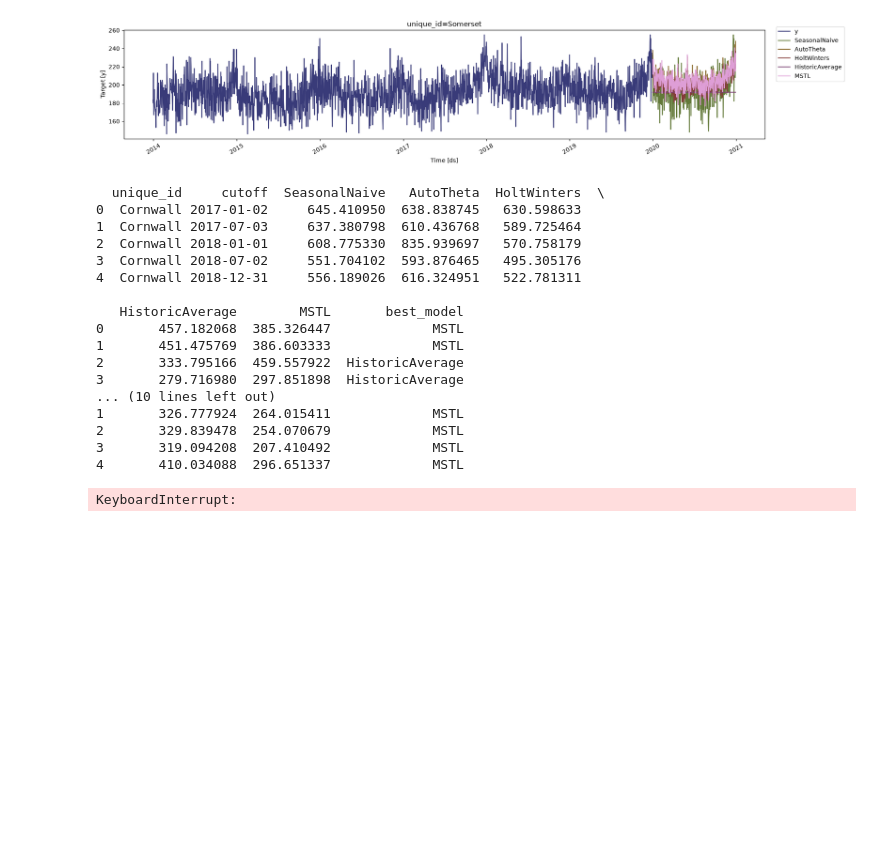
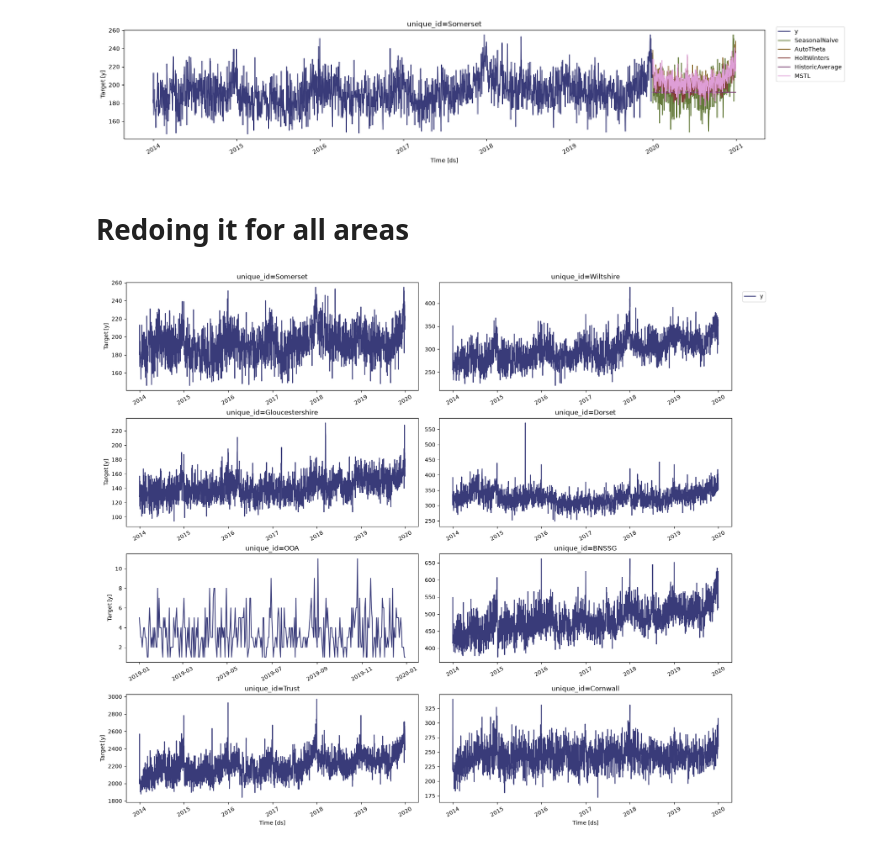
Before and after one commit to ambmodels/ambforecast-intern, a Jupyter notebook: statsforecast_ambulanceresponse.ipynb, the cells around one changed output. Saved outputs shown, nothing was run; the diff lists cells and outputs as text; code cells hidden in the pictures; blank space fills up the shorter version.

Commit message:
correcting a large error: don't need to make a dictionary and loop for all areas in statsforecast

```diff
--- a/statsforecast_ambulanceresponse.ipynb
+++ b/statsforecast_ambulanceresponse.ipynb
@@ -211,49 +211,10 @@ for area_name in areas :
 [figure]
 [figure]
 [figure]
-# %%
-# cross-validating the models in the dictionary
-
-for area_name in areas :
-    area_data = df_rename[df_rename['unique_id']==area_name]
-    cv_df = sf.cross_validation(
-        df=area_data,
-        h = 365,
-        step_size = 182,
-        n_windows = 5
-    )
-    cv_df.head()
-
-    evaluation_df = evaluate_cv(cv_df, mse)
-    evaluation_df['area'] = area_name
-
-# scoring each models evaluation in the dictionary
-
-    def evalate_cv(area_data, metric):
-        models = area_data.columns.drop(['unique_id', 'ds', 'y', 'cutoff']).tolist()
-        evals = evaluate(area_data, metrics=[metric], models=models)
-        evals = evals.drop(columns=['metric'])
-        evals['best_model'] = evals[models].idxmin(axis=1)
-        return evals
-    evaluation_df = evaluate_cv(cv_df, mse)
-    evaluation_df.head()
-    print(evaluation_df)
-# %% [output]
-  unique_id     cutoff  SeasonalNaive   AutoTheta  HoltWinters  \
-0  Cornwall 2017-01-02     645.410950  638.838745   630.598633
-1  Cornwall 2017-07-03     637.380798  610.436768   589.725464
-2  Cornwall 2018-01-01     608.775330  835.939697   570.758179
-3  Cornwall 2018-07-02     551.704102  593.876465   495.305176
-4  Cornwall 2018-12-31     556.189026  616.324951   522.781311
-
-   HistoricAverage        MSTL       best_model
-0       457.182068  385.326447             MSTL
-1       451.475769  386.603333             MSTL
-2       333.795166  459.557922  HistoricAverage
-3       279.716980  297.851898  HistoricAverage
-... (10 lines left out)
-1       326.777924  264.015411             MSTL
-2       329.839478  254.070679             MSTL
-3       319.094208  207.410492             MSTL
-4       410.034088  296.651337             MSTL
-KeyboardInterrupt:
+# %% [markdown]
+# Redoing it for all areas
+# %%
+# exploring all of the data
+StatsForecast.plot(df_rename)
+# %% [output]
+[figure, added]
```
Also changed, not shown: parts of 2 cells of this notebook.
